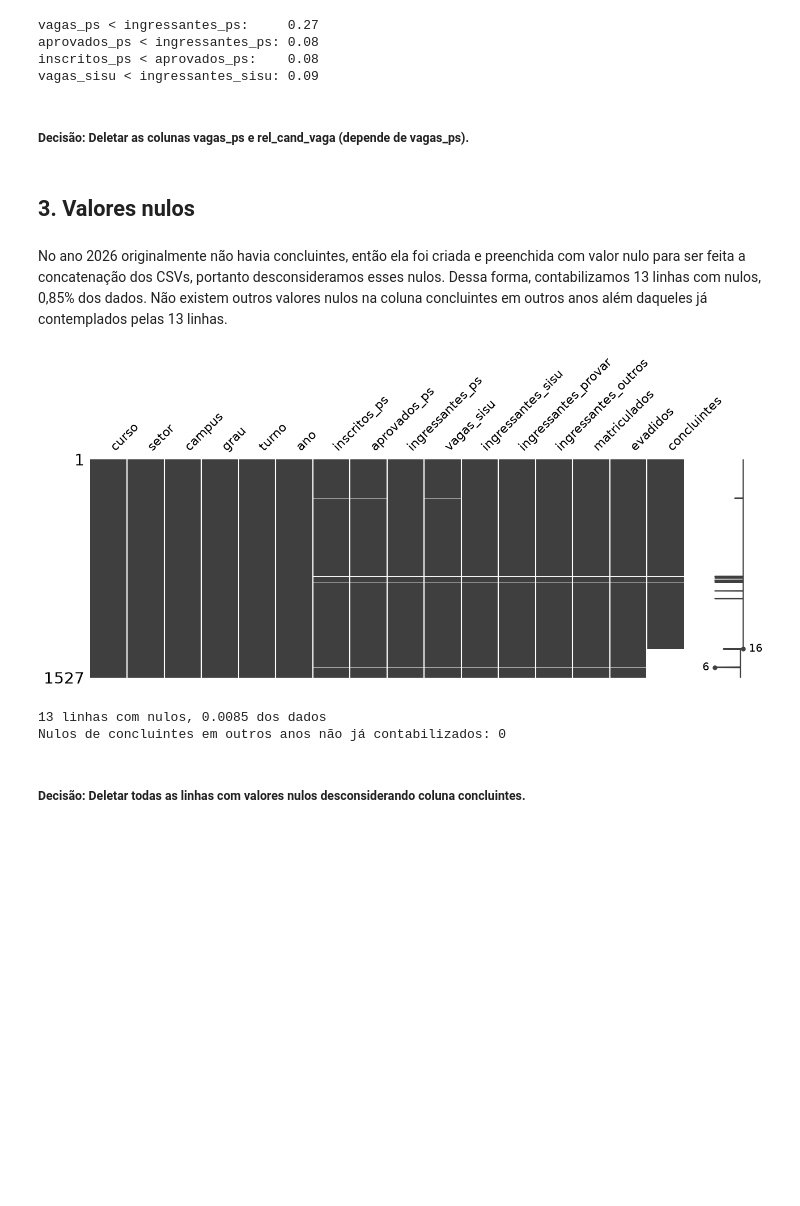
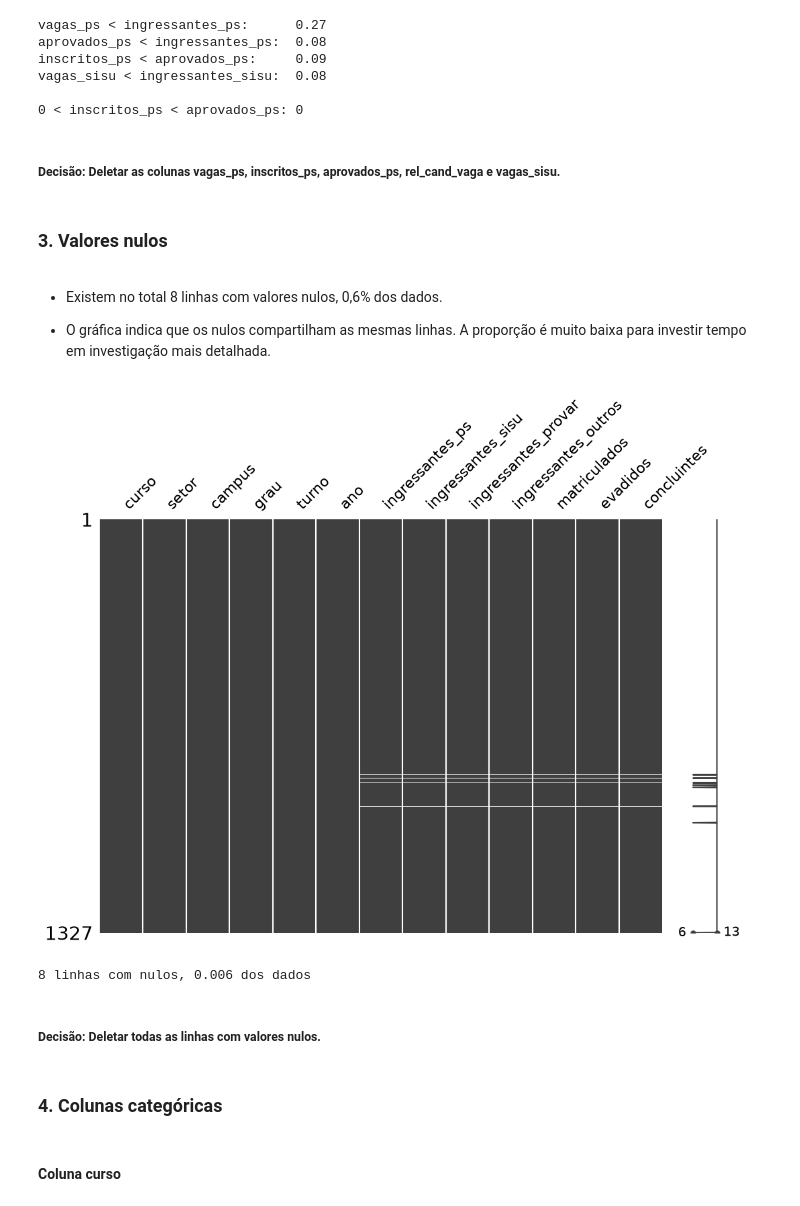
Before and after one commit to ismar-santos/higher_education_analysis_project, a Jupyter notebook: notebooks/data_cleaning_rationale.ipynb, the cells around one changed output. Drawn from its saved outputs; the diff is of its cells as text; code cells hidden in the pictures; blank space fills up the shorter version.

```diff
--- a/notebooks/data_cleaning_rationale.ipynb
+++ b/notebooks/data_cleaning_rationale.ipynb
@@ -5,9 +27,10 @@ Limpeza executada em src/data_cleaning.py.
 # %%
-import numpy as np
 import pandas as pd
 import matplotlib.pyplot as plt
 import missingno as msno
+from IPython.display import display, display_html
 
+import data_loading as dl
 import data_cleaning as dc
 
-df = dc.df
+df = dl.load_data()
@@ -69,17 +214,22 @@ Obs. 2: As regras são suposições do autor deste projeto, pois não há nada d
 # %%
 def pct_rule(col1, col2):
     quant = len(df[df[col1] < df[col2]])
-    print(f"{f'{col1} < {col2}:':<32}{quant/len(df):.2f}")
+    print(f"{f'{col1} < {col2}:':<33}{quant/len(df):.2f}")
 
 pct_rule('vagas_ps', 'ingressantes_ps')
 pct_rule('aprovados_ps', 'ingressantes_ps')
 pct_rule('inscritos_ps', 'aprovados_ps')
 pct_rule('vagas_sisu', 'ingressantes_sisu')
+
+count_inscritos = len(df[(df['inscritos_ps'] < df['aprovados_ps']) & (df['inscritos_ps'] > 0)])
+print(f'\n0 < inscritos_ps < aprovados_ps: {count_inscritos}')
 # %% [output]
-vagas_ps < ingressantes_ps:     0.27
-aprovados_ps < ingressantes_ps: 0.08
-inscritos_ps < aprovados_ps:    0.08
-vagas_sisu < ingressantes_sisu: 0.09
+vagas_ps < ingressantes_ps:      0.27
+aprovados_ps < ingressantes_ps:  0.08
+inscritos_ps < aprovados_ps:     0.09
+vagas_sisu < ingressantes_sisu:  0.08
+
+0 < inscritos_ps < aprovados_ps: 0
 # %% [markdown]
-##### **Decisão**: Deletar as colunas vagas_ps e rel_cand_vaga (depende de vagas_ps).
+##### **Decisão**: Deletar as colunas vagas_ps, inscritos_ps, aprovados_ps, rel_cand_vaga e vagas_sisu.
 # %%
@@ -87,25 +237,19 @@ dc.manipulates_cols()
 # %% [markdown]
-## 3. Valores nulos
+### 3. Valores nulos
 # %% [markdown]
-No ano 2026 originalmente não havia concluintes, então ela foi criada e preenchida com valor nulo para ser feita a concatenação dos CSVs, portanto desconsideramos esses nulos. Dessa forma, contabilizamos 13 linhas com nulos, 0,85% dos dados. Não existem outros valores nulos na coluna concluintes em outros anos além daqueles já contemplados pelas 13 linhas.
+- Existem no total 8 linhas com valores nulos, 0,6% dos dados.
+
+- O gráfica indica que os nulos compartilham as mesmas linhas. A proporção é muito baixa para investir tempo em investigação mais detalhada.
 # %%
-# Desconsidera concluintes
-cols = df.columns.difference(['concluintes'])
-
-msno.matrix(df, figsize=(15, 5))
+msno.matrix(df, figsize=(12, 8))
 plt.show()
 
-idxs = df.index[df[cols].isna().any(axis=1).values]
-idxs_len = len(idxs)
-print(f'{idxs_len} linhas com nulos, {idxs_len/len(df):.2} dos dados')
-
-df_aux = df.drop(index=idxs)
-n_na = df_aux.loc[df_aux['ano'] != 2026, 'concluintes'].isna().sum()
-print('Nulos de concluintes em outros anos não já contabilizados:', n_na)
+rows_with_na = df[df.columns].isna().any(axis=1).values
+idxs_len = len(df.index[rows_with_na])
+print(f'\n{idxs_len} linhas com nulos, {idxs_len/len(df):.2} dos dados')
 # %% [output]
-[figure, old version]
+[figure, new version]
-13 linhas com nulos, 0.0085 dos dados
-Nulos de concluintes em outros anos não já contabilizados: 0
+8 linhas com nulos, 0.006 dos dados
 # %% [markdown]
-##### **Decisão**: Deletar todas as linhas com valores nulos desconsiderando coluna concluintes.
+##### **Decisão**: Deletar todas as linhas com valores nulos.
 # %%
@@ -112,0 +257,4 @@ dc.drop_na()
+# %% [markdown]
+### 4. Colunas categóricas
+# %% [markdown]
+#### Coluna curso
```
Also changed, not shown: parts of 55 cells of this notebook, 5 other files.
